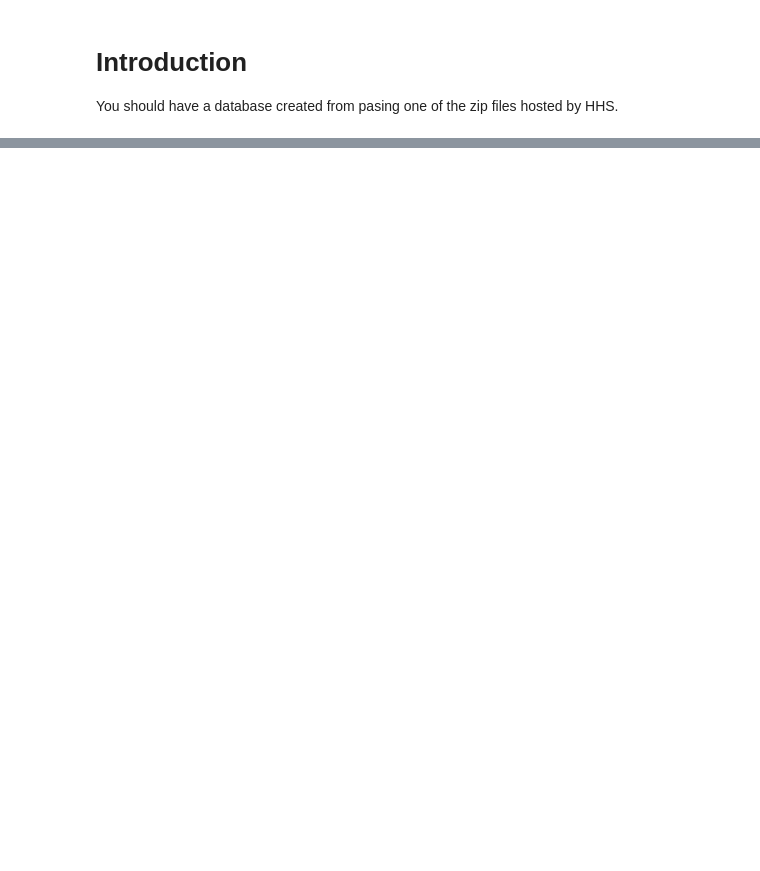
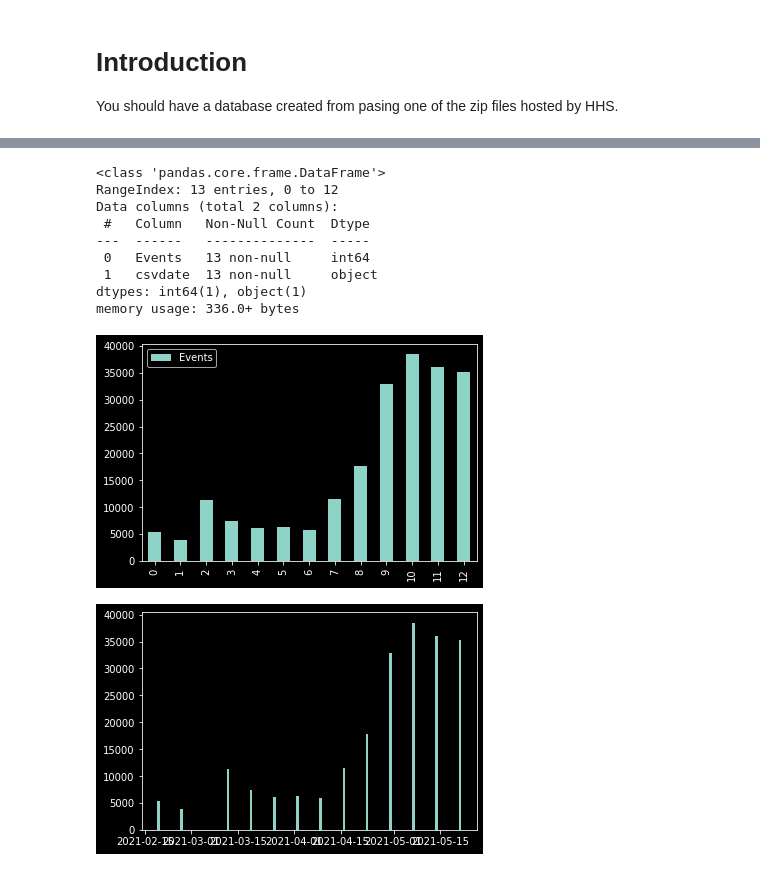
Before and after one commit to umeboshi2/revaers, a Jupyter notebook: do-stuff.ipynb, the cells around one changed output, grey strips where cells are left out. Saved outputs shown, nothing was run; the diff lists cells and outputs as text; code cells hidden in the pictures; blank space fills up the shorter version.

```diff
--- a/do-stuff.ipynb
+++ b/do-stuff.ipynb
@@ -99,8 +104,0 @@ jjq = cvquery.filter(VaxData.vax_manu == 'JANSSEN')
-# %%
-df = make_data_frame(jjq)
-df
-q = cvquery.filter(Data.recvdate >= '2021-04-01')
-df = make_data_frame(q)
-cdf = df[['vaers_id', 'vax_manu']].groupby('vax_manu').count()
-
-cdf.plot.bar()
@@ -109,0 +105,2 @@ cdf.plot.bar()
+# %%
+df.set_index(df.csvdate)
@@ -109,0 +123,24 @@ cdf.plot.bar()
+# %%
+df.plot.bar()
+bardata = dict()
+for result in q:
+    bardata[result.csvdate] = result.Events
+
+bardata
+fig, ax = plt.subplots()
+
+ax.bar(bardata.keys(), bardata.values())
+#ax.legend()
+df.info()
+# %% [output]
+<class 'pandas.core.frame.DataFrame'>
+RangeIndex: 13 entries, 0 to 12
+Data columns (total 2 columns):
+ #   Column   Non-Null Count  Dtype
+---  ------   --------------  -----
+ 0   Events   13 non-null     int64
+ 1   csvdate  13 non-null     object
+dtypes: int64(1), object(1)
+memory usage: 336.0+ bytes
+[figure, added]
+[figure, added]
```
Also changed, not shown: parts of 21 cells of this notebook, 1 other file.
